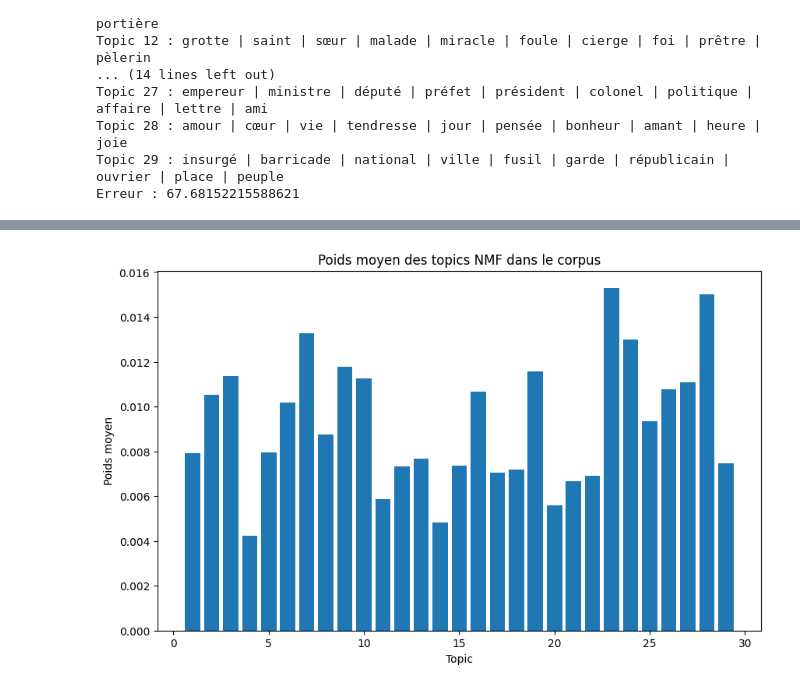
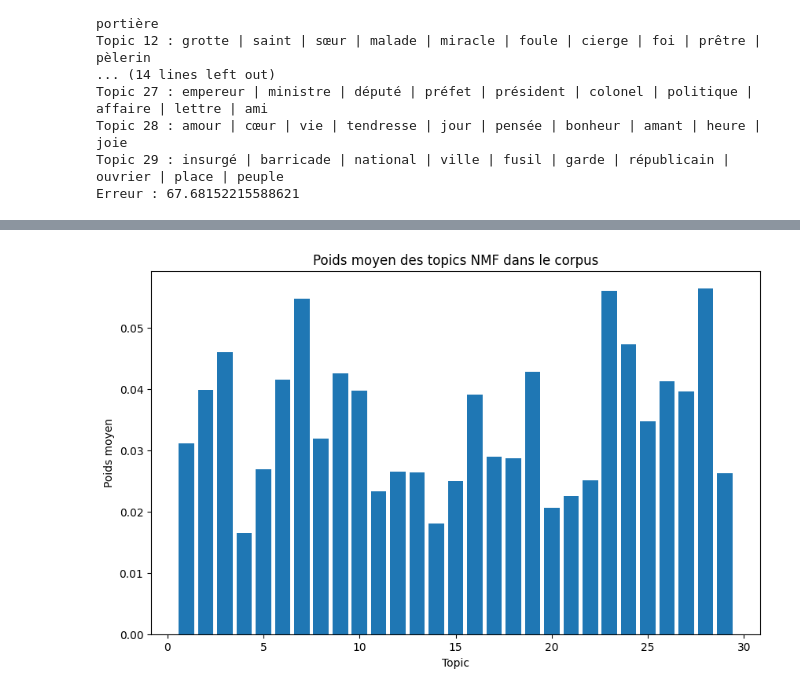
Before and after one commit to MorganRichard25/analyse_topic_zola, a Jupyter notebook: notebooks/2_nmf_topics_phrases.ipynb, the cells around one changed output, grey strips where cells are left out. Cells and saved outputs as stored; diff of their text form; code cells hidden in the pictures.

```diff
--- a/notebooks/2_nmf_topics_phrases.ipynb
+++ b/notebooks/2_nmf_topics_phrases.ipynb
@@ -46,7 +46,7 @@ for k in k_values:
         n_components=k,
         random_state=42,
         init="nndsvda",
-        max_iter=500
+        max_iter=2000
     )
 
     nmf.fit(X)
@@ -64,3 +64,24 @@ plt.show()
 - Apres avoir utilisé la méthode du coude nous ne trouvons **pas de coude clair**, ce qui rend difficile de choisir un K optimal pour la NMF. Il ne reste donc plus qu'à tester différents K et à observer les resultats obtenus pour choisir le K qui donne les topics les plus cohérents et les plus interprétables.
 
 - Je vais tester les K suivants : **10, 15, 20, 30 et 35**.
+# %%
+errors = []
+k_values = range(20, 40)
+
+for k in k_values:
+    nmf = NMF(
+        n_components=k,
+        random_state=42,
+        init="nndsvda",
+        max_iter=2000
+    )
+
+    nmf.fit(X)
+    errors.append(nmf.reconstruction_err_)
+
+plt.figure(figsize=(8, 5))
+plt.plot(k_values, errors, marker="o")
+plt.xlabel("Nombre de topics")
+plt.ylabel("Erreur de reconstruction")
+plt.title("Méthode du coude pour NMF")
+plt.show()
@@ -264,13 +270,13 @@ plt.show()
 # %%
-topic_weights = W.mean(axis=0)
+topic_weights = W_norm.mean(axis=0)
 
 plt.figure(figsize=(10, 6))
 plt.bar(range(1, len(topic_weights) + 1), topic_weights)
 
 plt.title("Poids moyen des topics NMF dans le corpus")
 plt.xlabel("Topic")
 plt.ylabel("Poids moyen")
 plt.show()
 # %% [output]
-[figure, old version]
+[figure, new version]
 # %%
```
Also changed, not shown: parts of 18 cells of this notebook, 2 other files.
